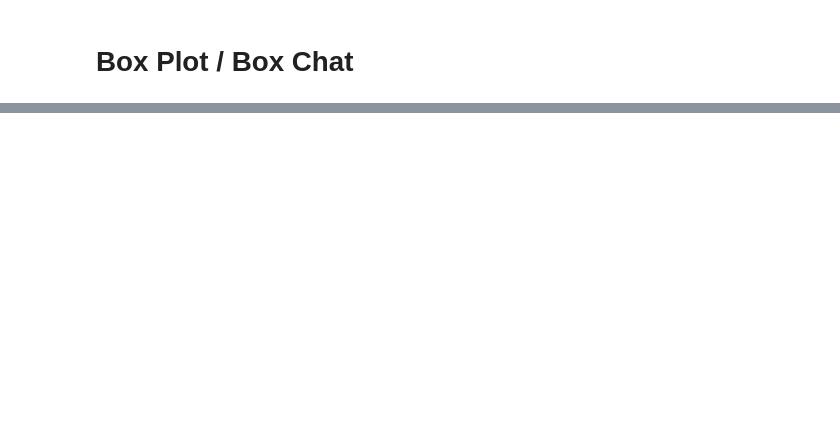
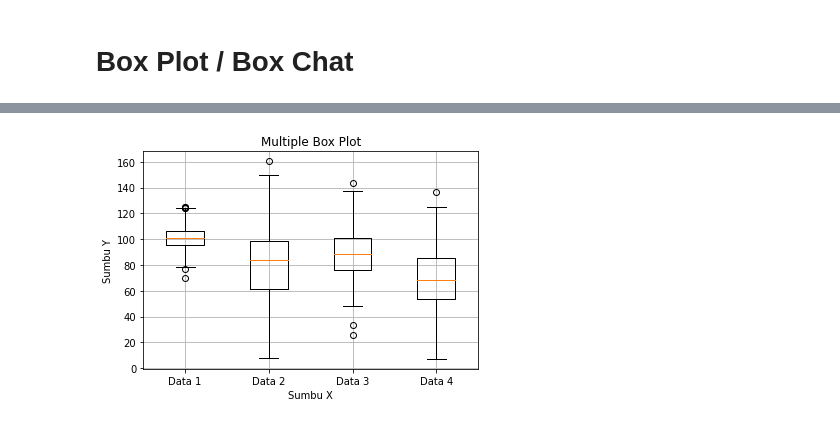
Before and after one commit to Ruslanahmadjayadi/Matplotlib, a Jupyter notebook: BoxPlot_BoxChart.ipynb, the cells around one changed output, grey strips where cells are left out. Cells and saved outputs as stored; diff of their text form; code cells hidden in the pictures; blank space fills up the shorter version.

```diff
--- a/BoxPlot_BoxChart.ipynb
+++ b/BoxPlot_BoxChart.ipynb
@@ -60,8 +126,12 @@ labels = ['Data 1', 'Data 2', 'Data 3', 'Data 4']
 # %%
 plt.boxplot(data, labels=labels)
 
 plt.title('Multiple Box Plot')
 plt.xlabel('Sumbu X')
 plt.ylabel('Sumbu Y')
 
+plt.grid()
+
 plt.show()
+# %% [output]
+[figure, added]
```
Also changed, not shown: parts of 15 cells of this notebook.
